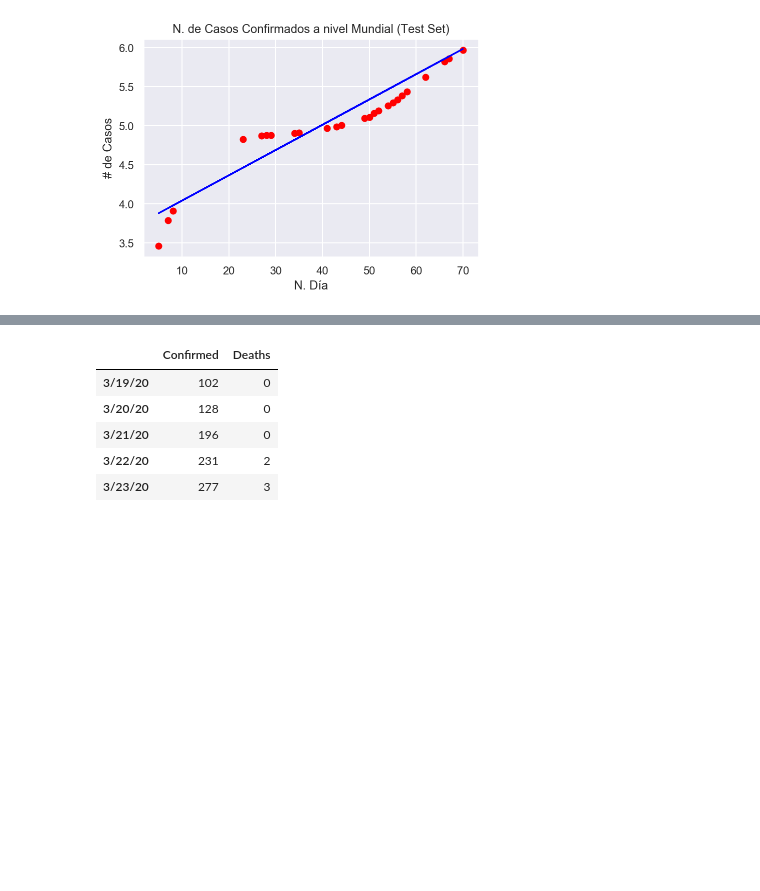
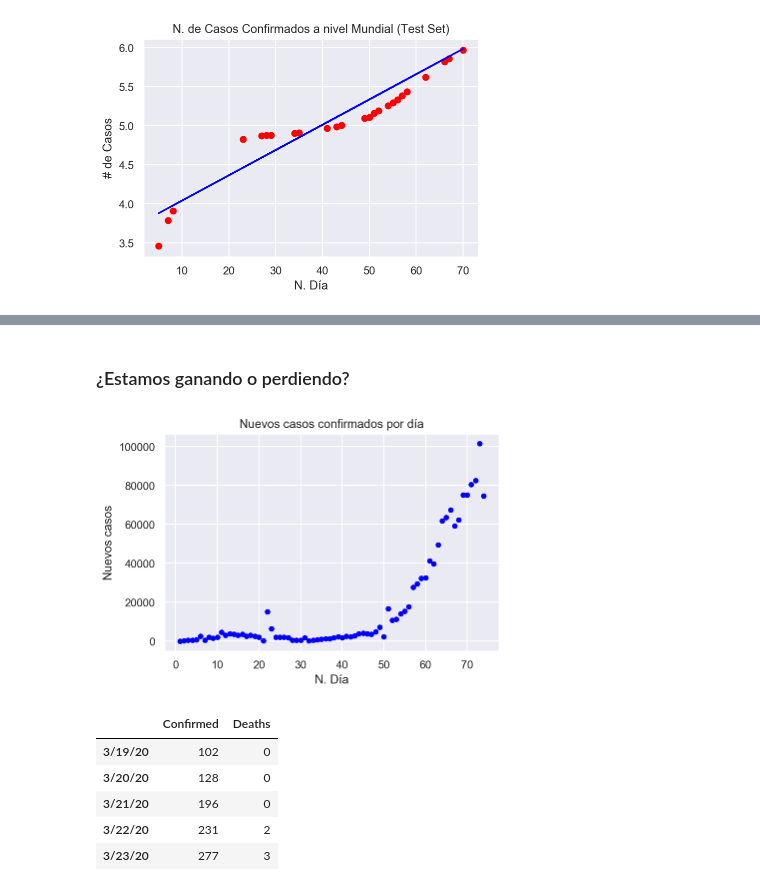
Before and after one commit to AnalytIQs/CoronavirusStatistics, a Jupyter notebook: Coronavirus Statistics.ipynb, the cells around one changed output, grey strips where cells are left out. Saved outputs shown, nothing was run; the diff lists cells and outputs as text; code cells hidden in the pictures; blank space fills up the shorter version.

```diff
--- a/Coronavirus Statistics.ipynb
+++ b/Coronavirus Statistics.ipynb
@@ -371,3 +371,18 @@ Número de infectados dentro de  10  días:  2524949
+# %% [markdown]
+### ¿Estamos ganando o perdiendo?
+# %%
+# Set diff data.
+df_diff = df.diff()
+df_diff["N.Dia"] = df["N.Dia"]
+
+# Plot new cases.
+df_diff.plot.scatter(x = "N.Dia", y = "Casos Confirmados", c="blue")
+plt.ylabel("Nuevos casos")
+plt.xlabel("N. Día")
+plt.title("Nuevos casos confirmados por día")
+plt.show()
+# %% [output]
+[figure, added]
 # %%
 # Get Colombia rows.
 countries = data_confirmed["Country/Region"]
```
Also changed, not shown: parts of 3 cells of this notebook.
